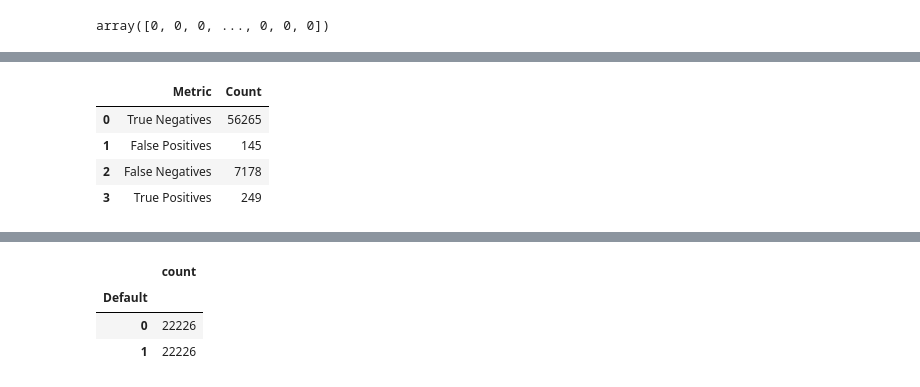
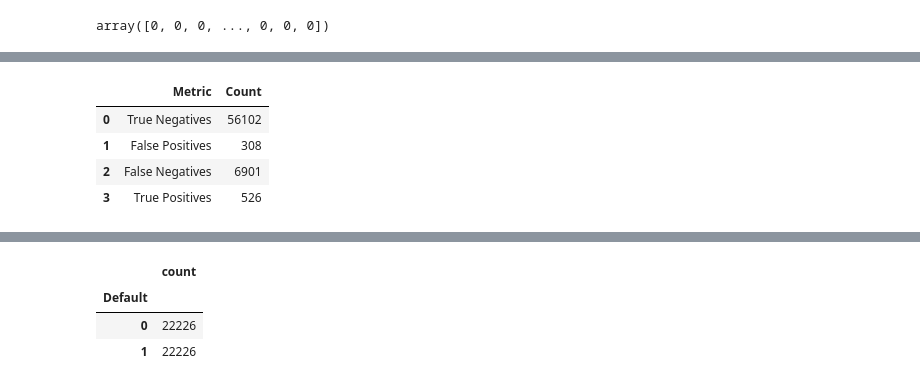
Before and after one commit to wrdhall3/loan-default-project, a Jupyter notebook: loan_default_project.ipynb, the cells around one changed output, grey strips where cells are left out. Saved outputs shown, nothing was run; the diff lists cells and outputs as text; code cells hidden in the pictures.

```diff
--- a/loan_default_project.ipynb
+++ b/loan_default_project.ipynb
@@ -296,7 +516,7 @@ OneHotEncoder(drop='first', handle_unknown='ignore', sparse_output=False)
 # Make sure to return a dataframe
 def encode_categorical(X_data):
     # Separate numeric columns
-    X_data_numeric = X_data.select_dtypes(include='number').reset_index()
+    X_data_numeric = X_data.select_dtypes(include='number').reset_index(drop=True)
 
     # Multicolumn encoders first
     employment_type_feature_names = encode_employment_type.get_feature_names_out(['EmploymentType'])  # Pass the original column name to get_feature_names_out
@@ -317,14 +537,6 @@ def encode_categorical(X_data):
     has_cosigner_feature_names = encode_has_cosigner.get_feature_names_out(['HasCoSigner'])
     encode_has_cosigner_df = pd.DataFrame(encode_has_cosigner.transform(X_data['HasCoSigner'].values.reshape(-1, 1)), columns=has_cosigner_feature_names)
 
-    #Display dfs
-    #display(employment_type_encoded_df.head())
-    #display(marital_status_encoded_df.head())
-    #display(has_mortgage_encoded_df.head())
-    #display(has_dependents_encoded_df.head())
-    #isplay(loan_purpose_encoded_df.head())
-    #isplay(encode_has_cosigner_df.head())
-
     # Concat all dfs together
     dfs = [X_data_numeric, employment_type_encoded_df, has_mortgage_encoded_df, has_dependents_encoded_df, loan_purpose_encoded_df, encode_has_cosigner_df ]
     X_data_encoded = pd.concat(dfs, axis=1)
@@ -366,10 +568,10 @@ X_train_encoded
 # %%
 #List of numerical columns
-numerical_columns = ['Age',	'Income',	'LoanAmount',	'CreditScore',	'MonthsEmployed',	'NumCreditLines',	'InterestRate',	'LoanTerm',	'DTIRatio']
+numerical_columns_for_scaling = ['Age',	'Income',	'LoanAmount',	'CreditScore',	'MonthsEmployed',	'NumCreditLines',	'InterestRate',	'LoanTerm',	'DTIRatio', 'Financial_Obligations', 'LoanAmountToIncomeRatio', 'TotalDebtToIncomeRatio']
 
 scaler = StandardScaler()
 
-X_train_encoded[numerical_columns] = scaler.fit_transform(X_train_encoded[numerical_columns])
+X_train_encoded[numerical_columns_for_scaling] = scaler.fit_transform(X_train_encoded[numerical_columns_for_scaling])
 
 X_train_encoded
 # %% [output]
@@ -391,6 +593,6 @@ X_train_encoded
 #X_test_scaled = scaler.transform(X_test)
 #X_test_scaled
 
-X_test_encoded[numerical_columns] = scaler.transform(X_test_encoded[numerical_columns])
+X_test_encoded[numerical_columns_for_scaling] = scaler.transform(X_test_encoded[numerical_columns_for_scaling])
 X_test_encoded
 # %% [output]
@@ -439,19 +645,19 @@ accuracy_score(y_test, y_pred)
 # %%
 #classifcation matrix
 from sklearn.metrics import confusion_matrix
-cm = confusion_matrix(y_test, y_pred)
+cm_lr = confusion_matrix(y_test, y_pred)
 # %%
 #how to interpret classification matrix
-tn, fp, fn, tp = cm.ravel()
+tn, fp, fn, tp = cm_lr.ravel()
 
 data = {'Metric': ['True Negatives', 'False Positives', 'False Negatives', 'True Positives'],
         'Count': [tn, fp, fn, tp]}
 
 df = pd.DataFrame(data)
 display(df)  # Display the DataFrame in Colab
 # %% [output]
 |  | Metric | Count |
-| 0 | True Negatives | 56265 |
-| 1 | False Positives | 145 |
-| 2 | False Negatives | 7178 |
-| 3 | True Positives | 249 |
+| 0 | True Negatives | 56102 |
+| 1 | False Positives | 308 |
+| 2 | False Negatives | 6901 |
+| 3 | True Positives | 526 |
```
Also changed, not shown: parts of 187 cells of this notebook.
